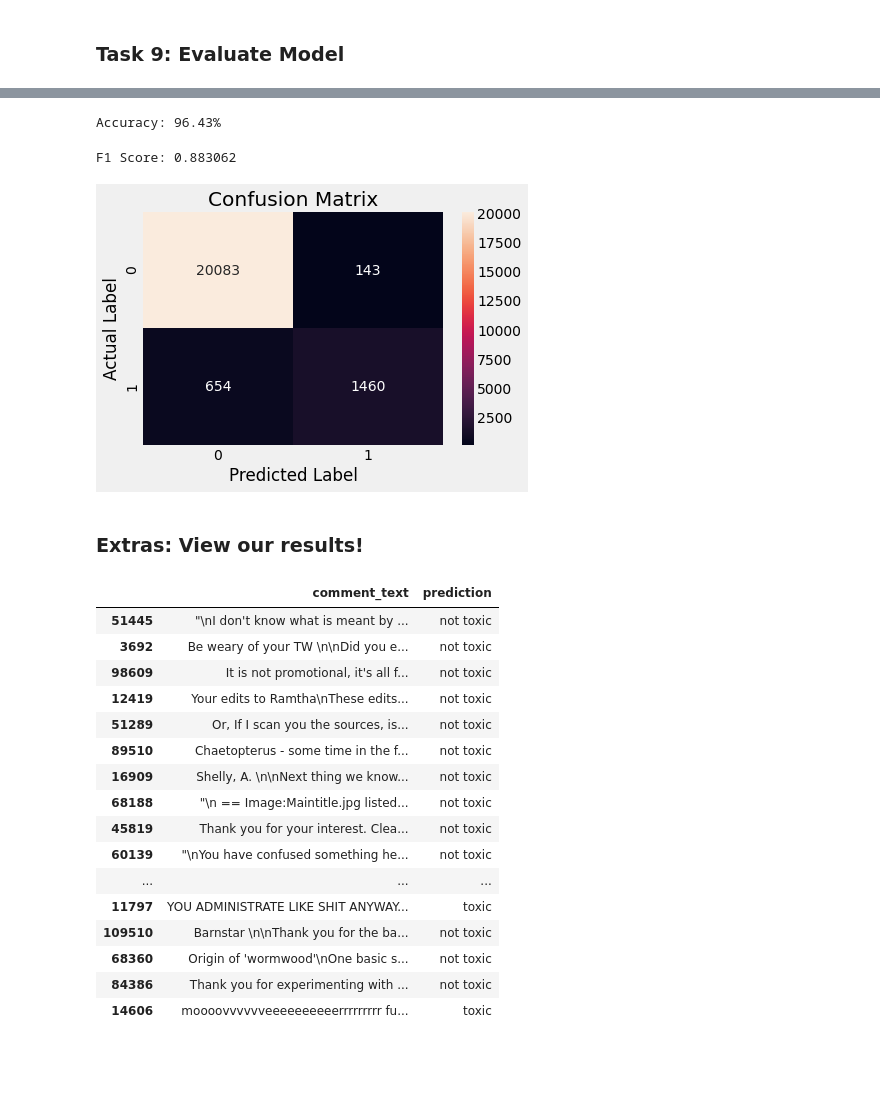
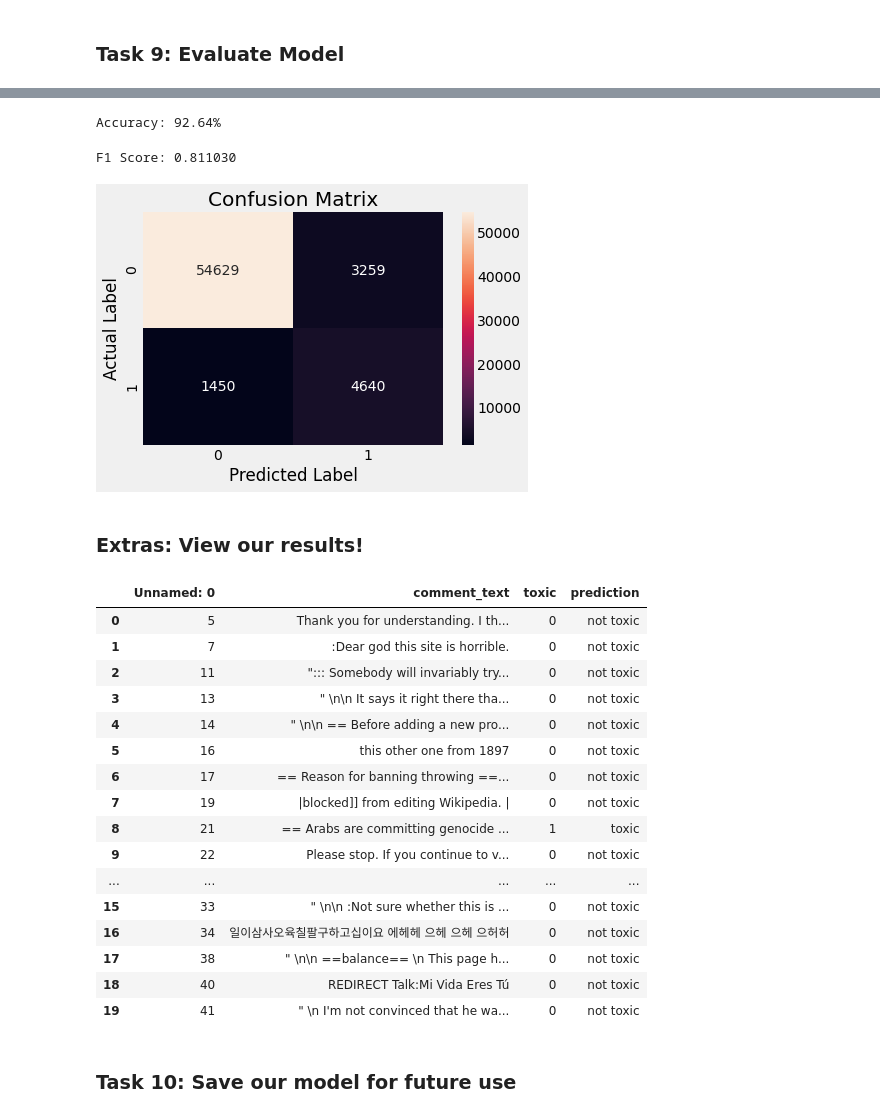
Before and after one commit to ai4all-sfu/NLP_2020, a Jupyter notebook: hate_speech_classification.ipynb, the cells around one changed output, grey strips where cells are left out. Drawn from its saved outputs; the diff is of its cells as text; code cells hidden in the pictures; blank space fills up the shorter version.

```diff
--- a/hate_speech_classification.ipynb
+++ b/hate_speech_classification.ipynb
@@ -24,11 +25,7 @@ print(tf.__version__)
 ### Task 2: Load and Explore Data
 # %%
 # Load data
-df = pd.read_csv('comments.csv').fillna(' ')
+train_df = pd.read_csv('data/toxic_train.csv')
-# %%
-# Split into training and test sets
-train_df = df.sample(frac=0.8)
-test_df = df.sample(frac=0.2)
 # %%
 train_df.sample(10,random_state=1)
 # %% [output]
@@ -229,5 +223,7 @@ plt.show()
 # %% [markdown]
 ### Task 9: Evaluate Model
+# %%
+test_df = pd.read_csv('data/toxic_test.csv')
 # %%
 x_test = test_df['comment_text'].values
 y_test = test_df['toxic'].values
@@ -243,11 +239,11 @@ y_pred = [0 if y[0] < 0.5 else 1 for y in y_pred]
 # %%
 print("Accuracy: {:.2f}%".format(accuracy_score(y_test, y_pred) * 100))
 # %% [output]
-Accuracy: 96.43%
+Accuracy: 92.64%
 # %%
 print("F1 Score: {:.6f}".format(f1_score(y_test, y_pred, average='macro')))
 # %% [output]
-F1 Score: 0.883062
+F1 Score: 0.811030
 # %%
 cm = confusion_matrix(y_test, y_pred)
 fig = sns.heatmap(cm, annot=True, fmt="d")
@@ -256,28 +252,30 @@ plt.xlabel("Predicted Label")
 plt.ylabel("Actual Label")
 plt.show(fig)
 # %% [output]
-[figure, old version]
+[figure, new version]
 # %% [markdown]
 ### Extras: View our results!
 # %%
-test_df['prediction'] = [ 'not toxic' if x<0.5 else 'toxic' for x in y_pred]
+test_df['prediction'] = [ 'not toxic' if y == 0 else 'toxic' for y in y_pred]
 # %%
-test_df[['comment_text','prediction']].head(20)
+test_df.head(20)
 # %% [output]
-|  | comment_text | prediction |
-| 51445 | "\nI don't know what is meant by ... | not toxic |
-| 3692 | Be weary of your TW \n\nDid you e... | not toxic |
-| 98609 | It is not promotional, it's all f... | not toxic |
-| 12419 | Your edits to Ramtha\nThese edits... | not toxic |
-| 51289 | Or, If I scan you the sources, is... | not toxic |
-| 89510 | Chaetopterus - some time in the f... | not toxic |
-| 16909 | Shelly, A. \n\nNext thing we know... | not toxic |
-| 68188 | "\n == Image:Maintitle.jpg listed... | not toxic |
-| 45819 | Thank you for your interest. Clea... | not toxic |
-| 60139 | "\nYou have confused something he... | not toxic |
-| ... | ... | ... |
-| 11797 | YOU ADMINISTRATE LIKE SHIT ANYWAY... | toxic |
-| 109510 | Barnstar \n\nThank you for the ba... | not toxic |
-| 68360 | Origin of 'wormwood'\nOne basic s... | not toxic |
-| 84386 | Thank you for experimenting with ... | not toxic |
-| 14606 | moooovvvvvveeeeeeeeeerrrrrrrrr fu... | toxic |
+|  | Unnamed: 0 | comment_text | toxic | prediction |
+| 0 | 5 | Thank you for understanding. I th... | 0 | not toxic |
+| 1 | 7 | :Dear god this site is horrible. | 0 | not toxic |
+| 2 | 11 | "::: Somebody will invariably try... | 0 | not toxic |
+| 3 | 13 | " \n\n It says it right there tha... | 0 | not toxic |
+| 4 | 14 | " \n\n == Before adding a new pro... | 0 | not toxic |
+| 5 | 16 | this other one from 1897 | 0 | not toxic |
+| 6 | 17 | == Reason for banning throwing ==... | 0 | not toxic |
+| 7 | 19 | |blocked]] from editing Wikipedia. | | 0 | not toxic |
+| 8 | 21 | == Arabs are committing genocide ... | 1 | toxic |
+| 9 | 22 | Please stop. If you continue to v... | 0 | not toxic |
+| ... | ... | ... | ... | ... |
+| 15 | 33 | " \n\n :Not sure whether this is ... | 0 | not toxic |
+| 16 | 34 | 일이삼사오육칠팔구하고십이요 에헤헤 으헤 으헤 으허허 | 0 | not toxic |
+| 17 | 38 | " \n\n ==balance== \n This page h... | 0 | not toxic |
+| 18 | 40 | REDIRECT Talk:Mi Vida Eres Tú | 0 | not toxic |
+| 19 | 41 | " \n I'm not convinced that he wa... | 0 | not toxic |
+# %% [markdown]
+### Task 10: Save our model for future use
```
Also changed, not shown: parts of 14 cells of this notebook.
